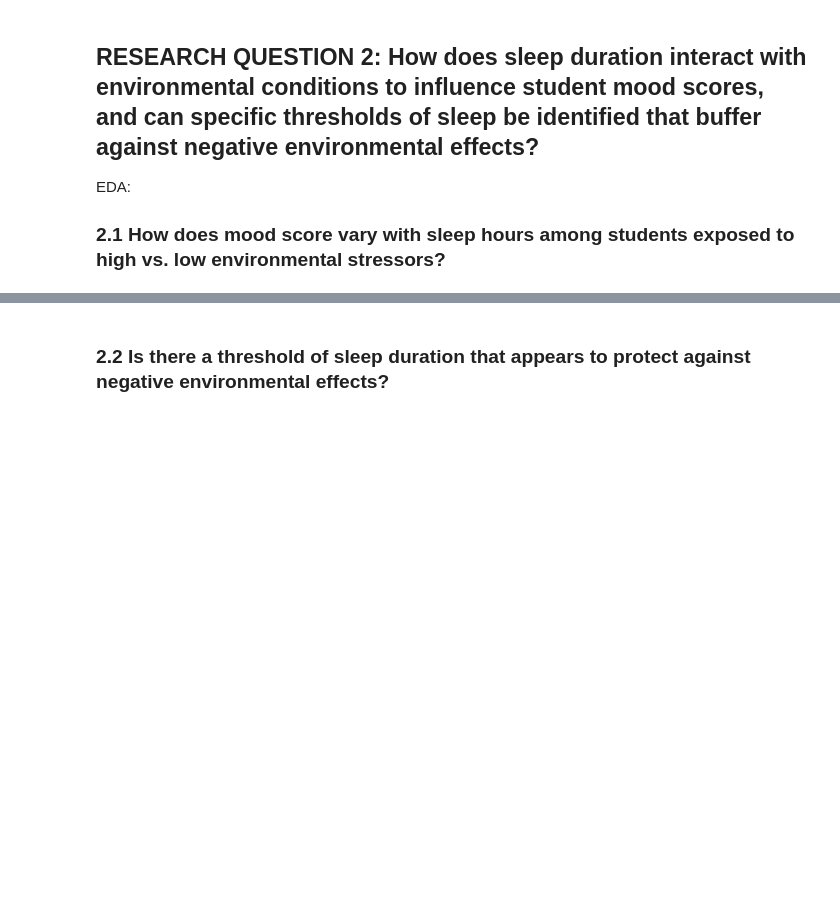
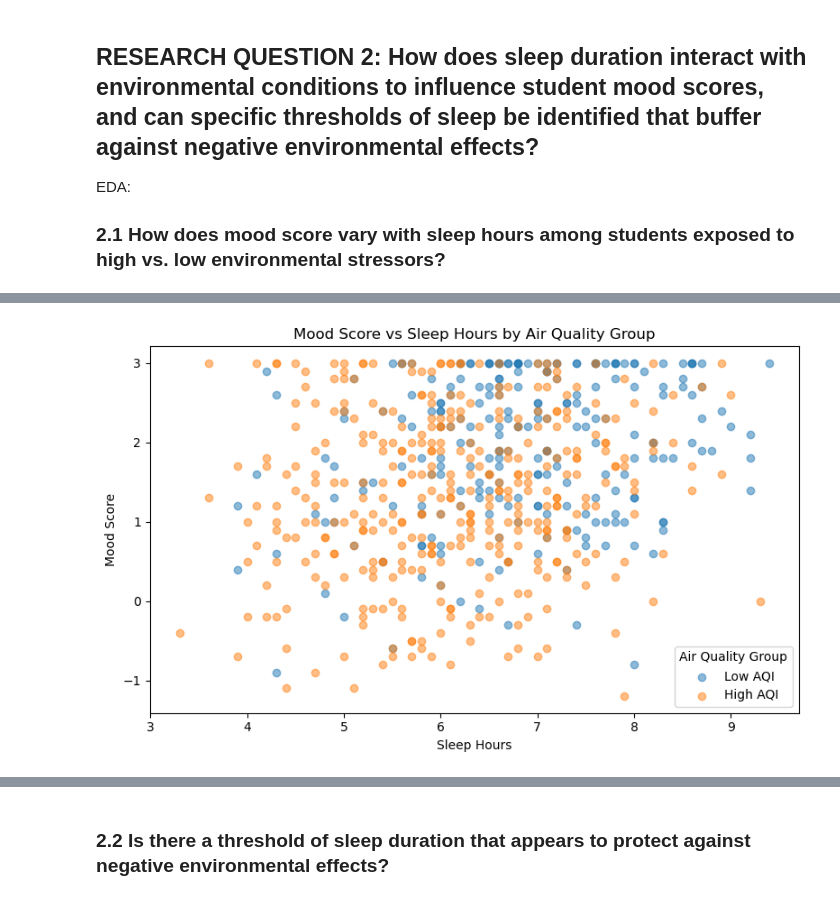
Before and after one commit to lanc3reyes/csmodel_mp, a Jupyter notebook: CSMODEL_Phase1_Group9.ipynb, the cells around one changed output, grey strips where cells are left out. Cells and saved outputs as stored; diff of their text form; code cells hidden in the pictures; blank space fills up the shorter version.

```diff
--- a/CSMODEL_Phase1_Group9.ipynb
+++ b/CSMODEL_Phase1_Group9.ipynb
@@ -462,20 +364,0 @@ plt.show()
-# %%
-median_light = mental_health_df_clean['lighting_lux'].median()
-mental_health_df_clean['light_group'] = np.where(
-    mental_health_df_clean['lighting_lux'] > median_light, 'High Light', 'Low Light'
-)
-
-low_light_group = mental_health_df_clean[mental_health_df_clean['light_group'] == 'Low Light']
-high_light_group = mental_health_df_clean[mental_health_df_clean['light_group'] == 'High Light']
-
-plt.figure(figsize=(8, 5))
-
-plt.scatter(low_light_group['sleep_hours'], low_light_group['mood_score'], label='Low Light', alpha=0.5)
-plt.scatter(high_light_group['sleep_hours'], high_light_group['mood_score'], label='High Light', alpha=0.5)
-
-plt.title('Mood Score vs Sleep Hours by Lighting Group')
-plt.xlabel('Sleep Hours')
-plt.ylabel('Mood Score')
-plt.legend(title='Lighting Group')
-plt.tight_layout()
-plt.show()
@@ -489,0 +402,74 @@ The consistency across all four environmental factors suggests that adequate sle
+# %%
+# Plot Mood Score vs Sleep Hours for each environmental stressor group
+
+# 1. Air Quality
+low_aqi_group = mental_health_df_clean[mental_health_df_clean['aqi_group'] == 'Low AQI']
+high_aqi_group = mental_health_df_clean[mental_health_df_clean['aqi_group'] == 'High AQI']
+
+plt.figure(figsize=(8, 5))
+plt.scatter(low_aqi_group['sleep_hours'], low_aqi_group['mood_score'], label='Low AQI', alpha=0.5)
+plt.scatter(high_aqi_group['sleep_hours'], high_aqi_group['mood_score'], label='High AQI', alpha=0.5)
+plt.title('Mood Score vs Sleep Hours by Air Quality Group')
+plt.xlabel('Sleep Hours')
+plt.ylabel('Mood Score')
+plt.legend(title='Air Quality Group')
+plt.tight_layout()
+plt.show()
+
+# 2. Noise
+low_noise_group = mental_health_df_clean[mental_health_df_clean['noise_group'] == 'Low Noise']
+high_noise_group = mental_health_df_clean[mental_health_df_clean['noise_group'] == 'High Noise']
+
+plt.figure(figsize=(8, 5))
+plt.scatter(low_noise_group['sleep_hours'], low_noise_group['mood_score'], label='Low Noise', alpha=0.5)
+plt.scatter(high_noise_group['sleep_hours'], high_noise_group['mood_score'], label='High Noise', alpha=0.5)
+plt.title('Mood Score vs Sleep Hours by Noise Group')
+plt.xlabel('Sleep Hours')
+plt.ylabel('Mood Score')
+plt.legend(title='Noise Group')
+plt.tight_layout()
+plt.show()
+
+# 3. Temperature
+low_temp_group = mental_health_df_clean[mental_health_df_clean['temp_group'] == 'Low Temp']
+high_temp_group = mental_health_df_clean[mental_health_df_clean['temp_group'] == 'High Temp']
+
+plt.figure(figsize=(8, 5))
+plt.scatter(low_temp_group['sleep_hours'], low_temp_group['mood_score'], label='Low Temp', alpha=0.5)
+plt.scatter(high_temp_group['sleep_hours'], high_temp_group['mood_score'], label='High Temp', alpha=0.5)
+plt.title('Mood Score vs Sleep Hours by Temperature Group')
+plt.xlabel('Sleep Hours')
+plt.ylabel('Mood Score')
+plt.legend(title='Temperature Group')
+plt.tight_layout()
+plt.show()
+
+# 4. Lighting
+low_light_group = mental_health_df_clean[mental_health_df_clean['light_group'] == 'Low Light']
+bright_light_group = mental_health_df_clean[mental_health_df_clean['light_group'] == 'Bright Light']
+
+plt.figure(figsize=(8, 5))
+plt.scatter(low_light_group['sleep_hours'], low_light_group['mood_score'], label='Low Light', alpha=0.5)
+plt.scatter(bright_light_group['sleep_hours'], bright_light_group['mood_score'], label='Bright Light', alpha=0.5)
+plt.title('Mood Score vs Sleep Hours by Lighting Group')
+plt.xlabel('Sleep Hours')
+plt.ylabel('Mood Score')
+plt.legend(title='Lighting Group')
+plt.tight_layout()
+plt.show()
+
+# 5. Humidity
+low_humid_group = mental_health_df_clean[mental_health_df_clean['humidity_group'] == 'Low Humid']
+high_humid_group = mental_health_df_clean[mental_health_df_clean['humidity_group'] == 'High Humid']
+
+plt.figure(figsize=(8, 5))
+plt.scatter(low_humid_group['sleep_hours'], low_humid_group['mood_score'], label='Low Humid', alpha=0.5)
+plt.scatter(high_humid_group['sleep_hours'], high_humid_group['mood_score'], label='High Humid', alpha=0.5)
+plt.title('Mood Score vs Sleep Hours by Humidity Group')
+plt.xlabel('Sleep Hours')
+plt.ylabel('Mood Score')
+plt.legend(title='Humidity Group')
+plt.tight_layout()
+plt.show()
+# %% [output]
+[figure, added]
```
Also changed, not shown: parts of 41 cells of this notebook.
